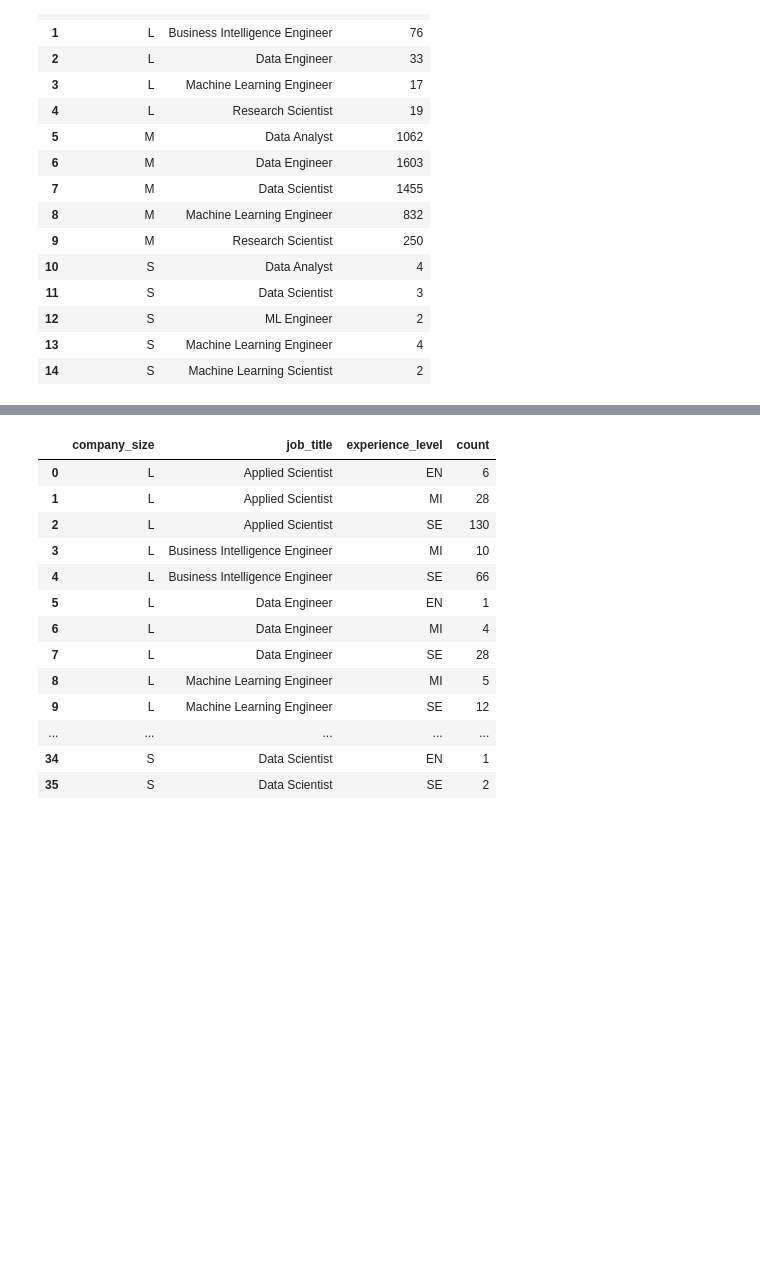
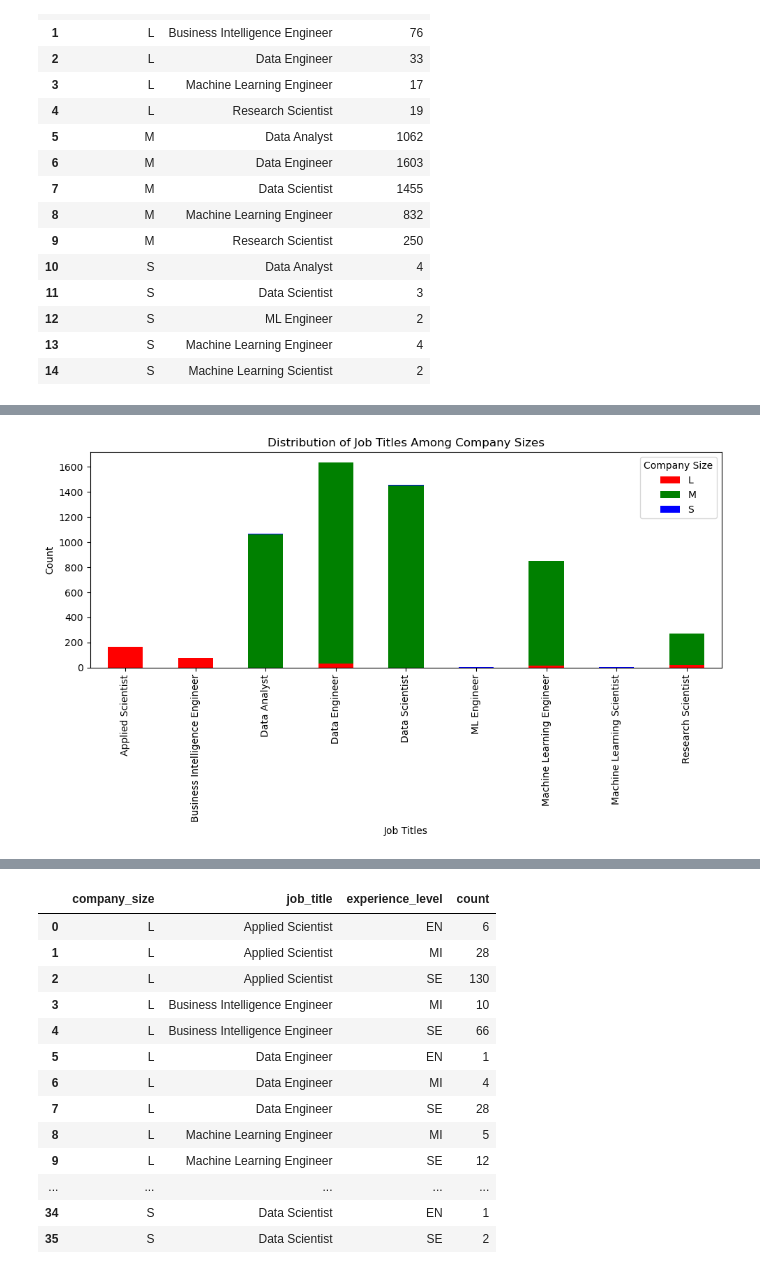
Before and after one commit to jjournot13/project-1, a Jupyter notebook: Company Size.ipynb, the cells around one changed output, grey strips where cells are left out. Cells and saved outputs as stored; diff of their text form; code cells hidden in the pictures; blank space fills up the shorter version.

```diff
--- a/Company Size.ipynb
+++ b/Company Size.ipynb
@@ -212,0 +125,18 @@ plt.show()
+# %%
+# Pivot the dataframe to get a better format for visualization
+pivot_df = job_title_counts.pivot(index='job_title', columns='company_size', values='value_counts').fillna(0)
+
+# Color dictionary
+color_dict = {'L': 'red', 'M': 'green', 'S': 'blue'}  # Adjust as per your actual company size values
+
+# Plotting a stacked bar chart with colors
+pivot_df.plot(kind='bar', stacked=True, figsize=(10, 6), color=[color_dict.get(col, 'gray') for col in pivot_df.columns])
+plt.title('Distribution of Job Titles Among Company Sizes')
+plt.xlabel('Job Titles')
+plt.ylabel('Count')
+plt.legend(title='Company Size')
+plt.tight_layout()
+plt.savefig('Distribution_of_Job_Titles_Among_Company_Sizes.jpeg', bbox_inches='tight')
+plt.show()
+# %% [output]
+[figure, added]
```
Also changed, not shown: parts of 29 cells of this notebook, 10 other files.
